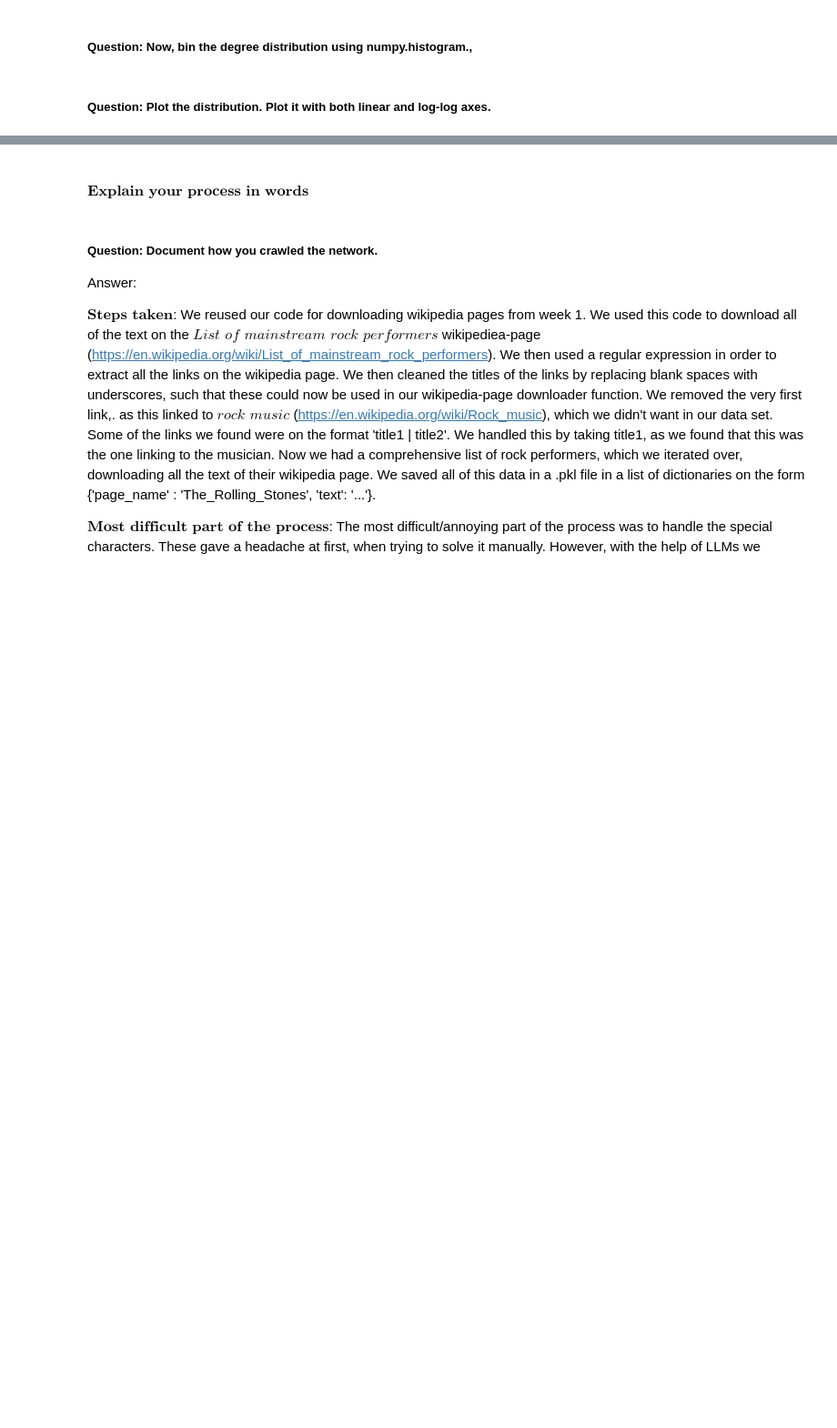
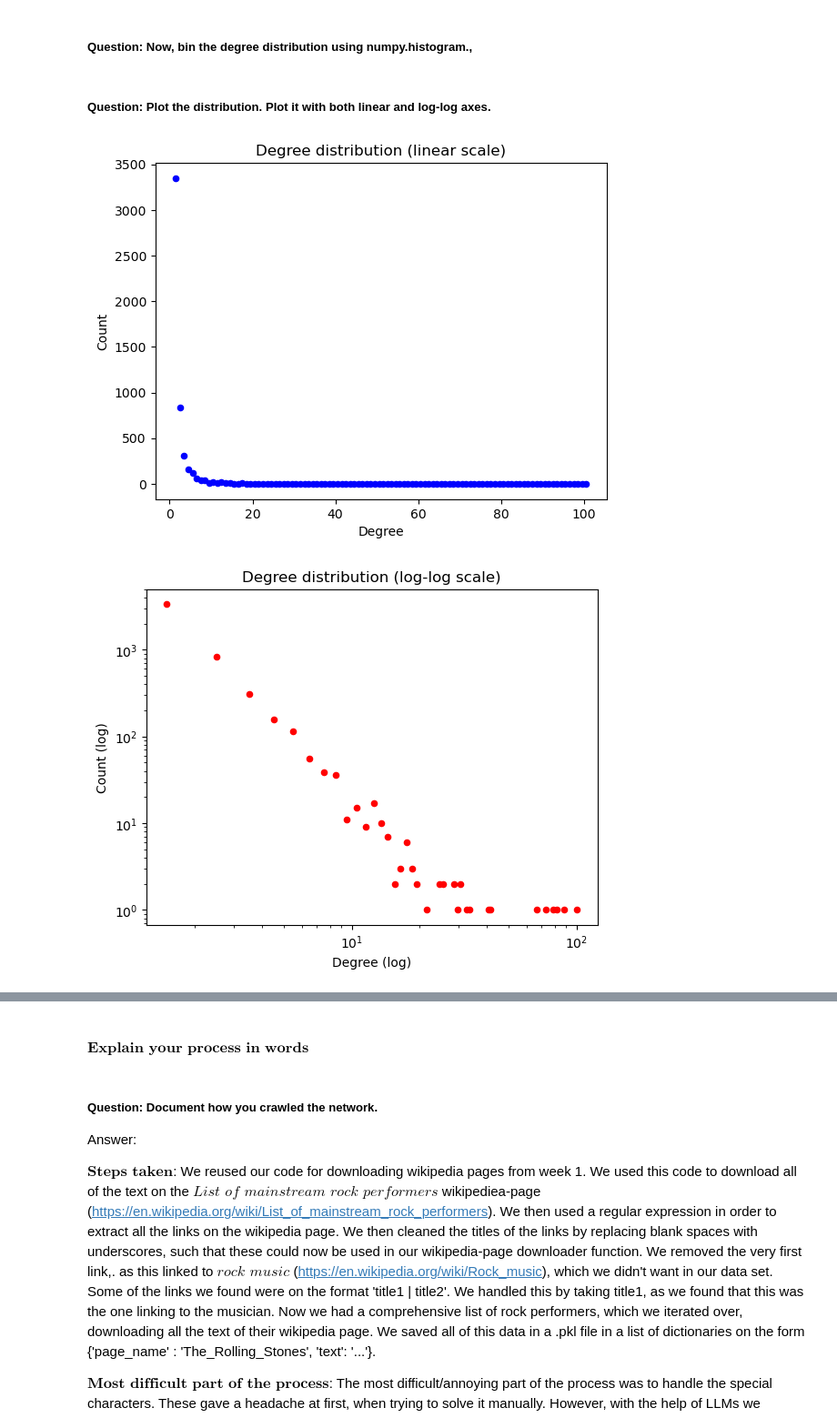
Before and after one commit to sorenstange/02805_Social_graphs_and_interactions, a Jupyter notebook: Assignment_1.ipynb, the cells around one changed output, grey strips where cells are left out. Shown at 91% size. Saved outputs shown, nothing was run; the diff lists cells and outputs as text; code cells hidden in the pictures; blank space fills up the shorter version.

```diff
--- a/Assignment_1.ipynb
+++ b/Assignment_1.ipynb
@@ -158,9 +185,20 @@ Hint: The difficult part here is connecting to each node according to their degr
 ##### Question: Add more nodes until you have a 5000 node network.
 # %%
 # Answer:
-### Insert code here
+while len(G.nodes) < 5000:
+    new_node = len(G.nodes)
+    new_node_conn = random.choice(node_list)
+    G.add_edge(new_node, new_node_conn)
+
+    node_list.append(new_node)
+    node_list.append(new_node_conn)
 # %% [markdown]
 ##### Question: What's the maximum and minimum degree?
 # %%
 # Answer:
-### Insert code here
+degrees = dict(G.degree())
+max_deg = max(degrees.values())
+min_deg = min(degrees.values())
+
+print("Maximum degree of network:", max_deg)
+print("Minimum degree of network:", min_deg)
@@ -168,9 +209,34 @@ Hint: The difficult part here is connecting to each node according to their degr
 ##### Question: Now, bin the degree distribution using numpy.histogram.,
 # %%
 # Answer:
-### Insert code here
+degree_values = list(degrees.values())
+hist, bins = np.histogram(degree_values, bins=range(1, max_deg+2))
+
+bin_centers = (bins[:-1] + bins[1:]) / 2  # midpoint of each bin
 # %% [markdown]
 ##### Question: Plot the distribution. Plot it with both linear and log-log axes.
 # %%
 # Answer:
-### Insert code here
+# Degree histogram
+
+
+# Linear scale (points)
+plt.figure()
+plt.scatter(bin_centers, hist, color="blue", s=20)
+plt.xlabel("Degree")
+plt.ylabel("Count")
+plt.title("Degree distribution (linear scale)")
+plt.show()
+
+# Log-log scale (points)
+plt.figure()
+plt.scatter(bin_centers, hist, color="red", s=20)
+plt.xscale("log")
+plt.yscale("log")
+plt.xlabel("Degree (log)")
+plt.ylabel("Count (log)")
+plt.title("Degree distribution (log-log scale)")
+plt.show()
+# %% [output]
+[figure, added]
+[figure, added]
```
Also changed, not shown: parts of 7 cells of this notebook.
